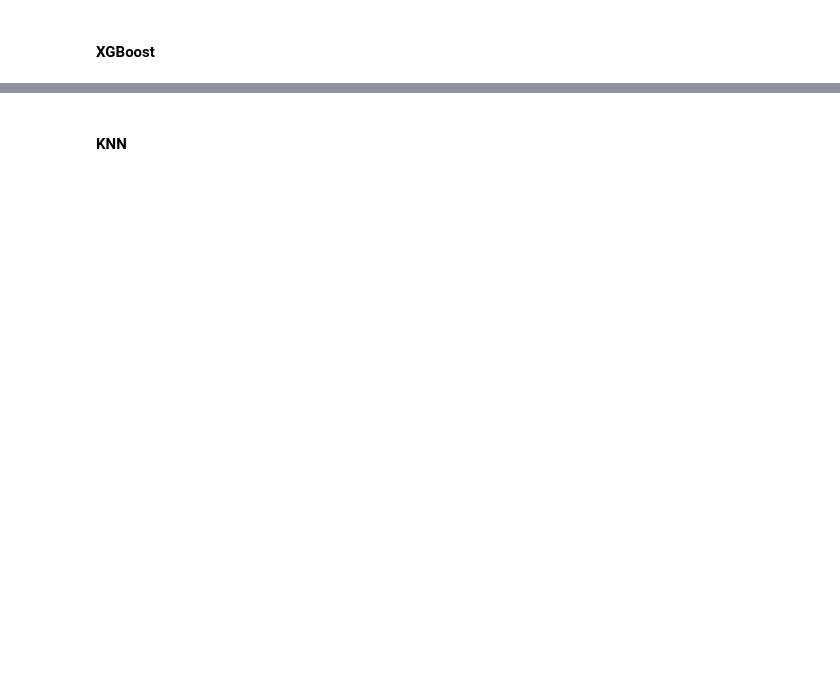
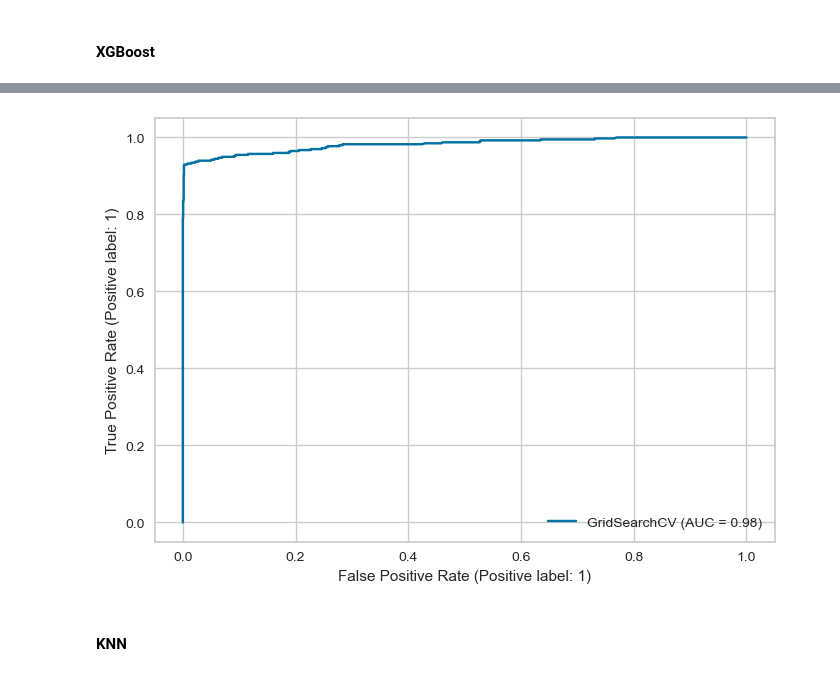
Before and after one commit to iceyisaak/capstone-project_churn-prediction, a Jupyter notebook: Churn Prediction_Student_Notebook_V5.ipynb, the cells around one changed output, grey strips where cells are left out. Saved outputs shown, nothing was run; the diff lists cells and outputs as text; code cells hidden in the pictures; blank space fills up the shorter version.

```diff
--- a/Churn Prediction_Student_Notebook_V5.ipynb
+++ b/Churn Prediction_Student_Notebook_V5.ipynb
@@ -1662,0 +1801,4 @@ array(['0', '0'], dtype=object)
+# %%
+xgb = XGBClassifier(random_state=42, use_label_encoder=False)
+# use_label_encoder=False for compatibility with sklearn, otherwise you may get a warning
+xgb.fit(X_train, y_train)
@@ -1663,2 +2178,7 @@ array(['0', '0'], dtype=object)
+# %%
+
+RocCurveDisplay.from_estimator(xgb_grid, X_test, y_test);
+# %% [output]
+[figure, added]
 # %% [markdown]
 #### KNN
```
Also changed, not shown: parts of 77 cells of this notebook.
